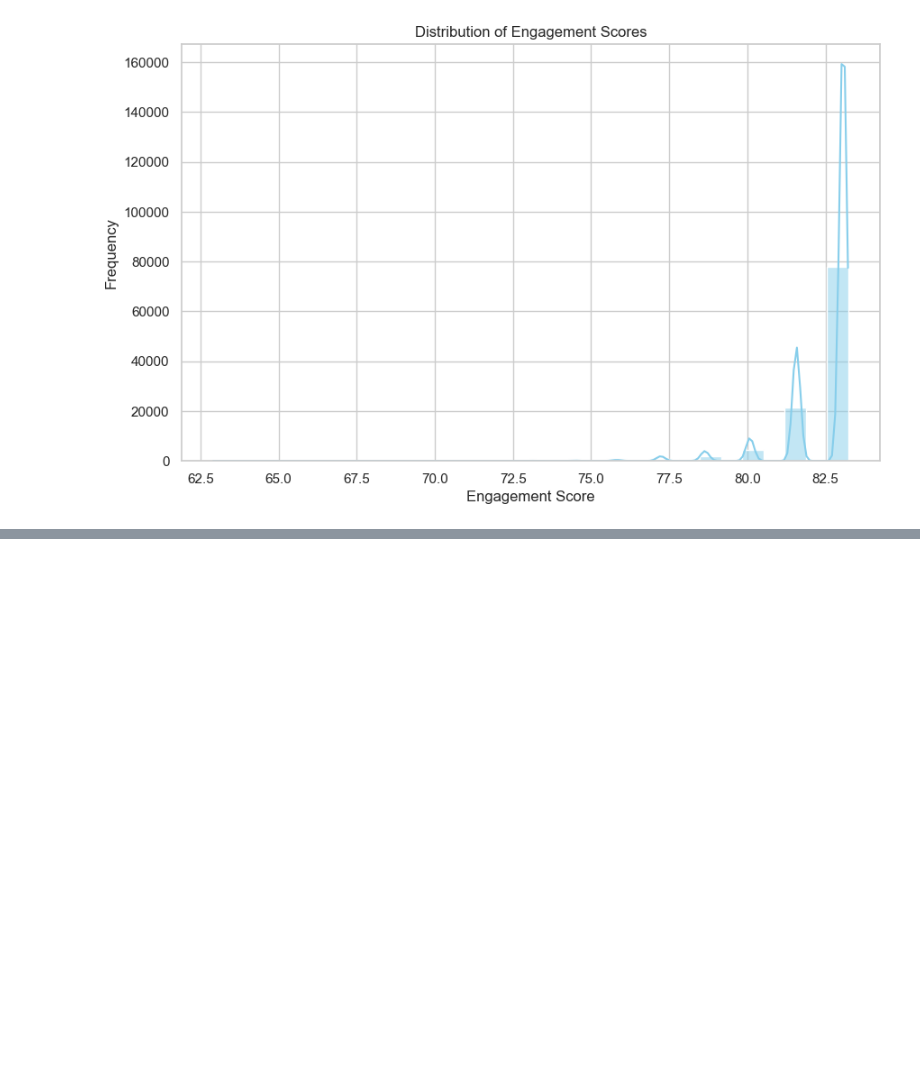
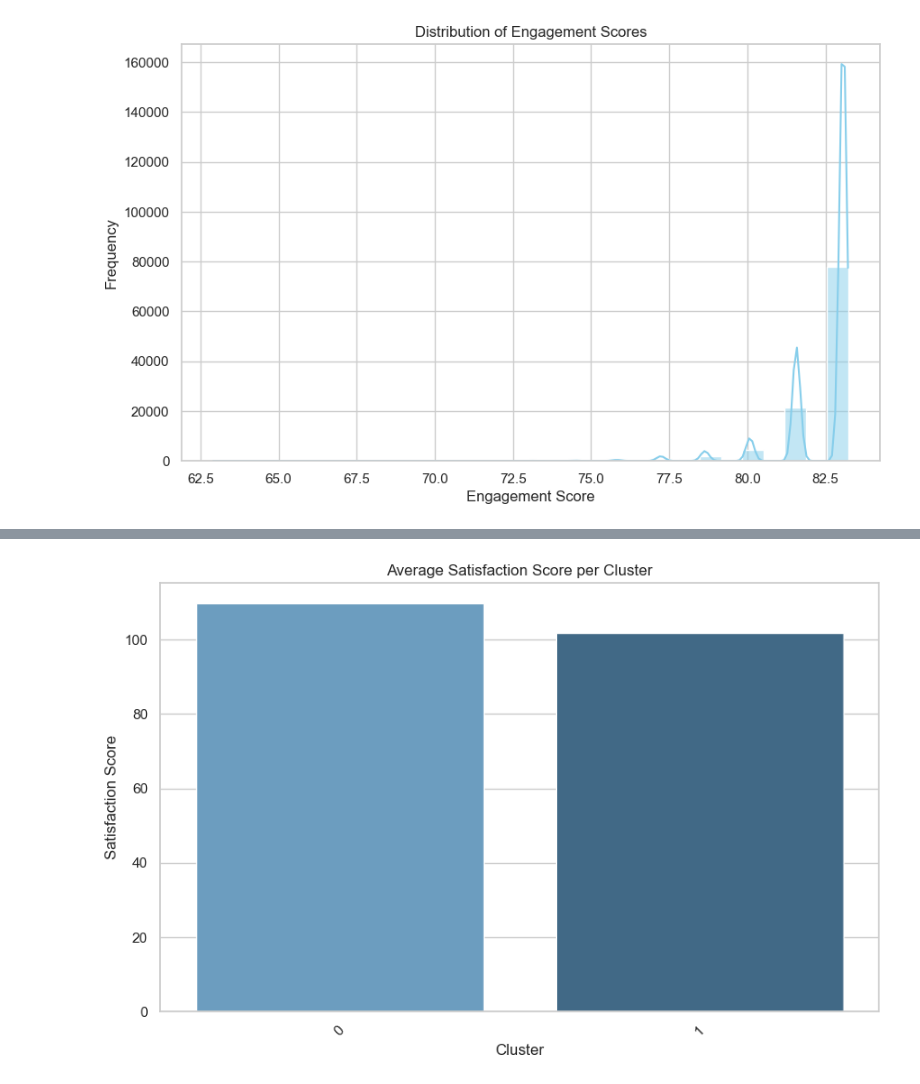
Before and after one commit to Basi10/Telecom-Data-Analysis, a Jupyter notebook: notebooks/user-satisfaction.ipynb, the cells around one changed output, grey strips where cells are left out. Saved outputs shown, nothing was run; the diff lists cells and outputs as text; code cells hidden in the pictures; blank space fills up the shorter version.

```diff
--- a/notebooks/user-satisfaction.ipynb
+++ b/notebooks/user-satisfaction.ipynb
@@ -166,0 +226,13 @@ plt.show()
+# %%
+#Aggregate the average satisfaction & experience score per cluster
+cluster_data = agg_data.groupby('Cluster').mean()
+#Plot the average satisfaction & experience score per cluster
+plt.figure(figsize=(10, 6))
+sns.barplot(x=cluster_data.index, y="Satisfaction_Score", data=cluster_data, palette="Blues_d")
+plt.title('Average Satisfaction Score per Cluster')
+plt.xlabel('Cluster')
+plt.ylabel('Satisfaction Score')
+plt.xticks(rotation=45)
+plt.show()
+# %% [output]
+[figure, added]
```
Also changed, not shown: parts of 11 cells of this notebook.
